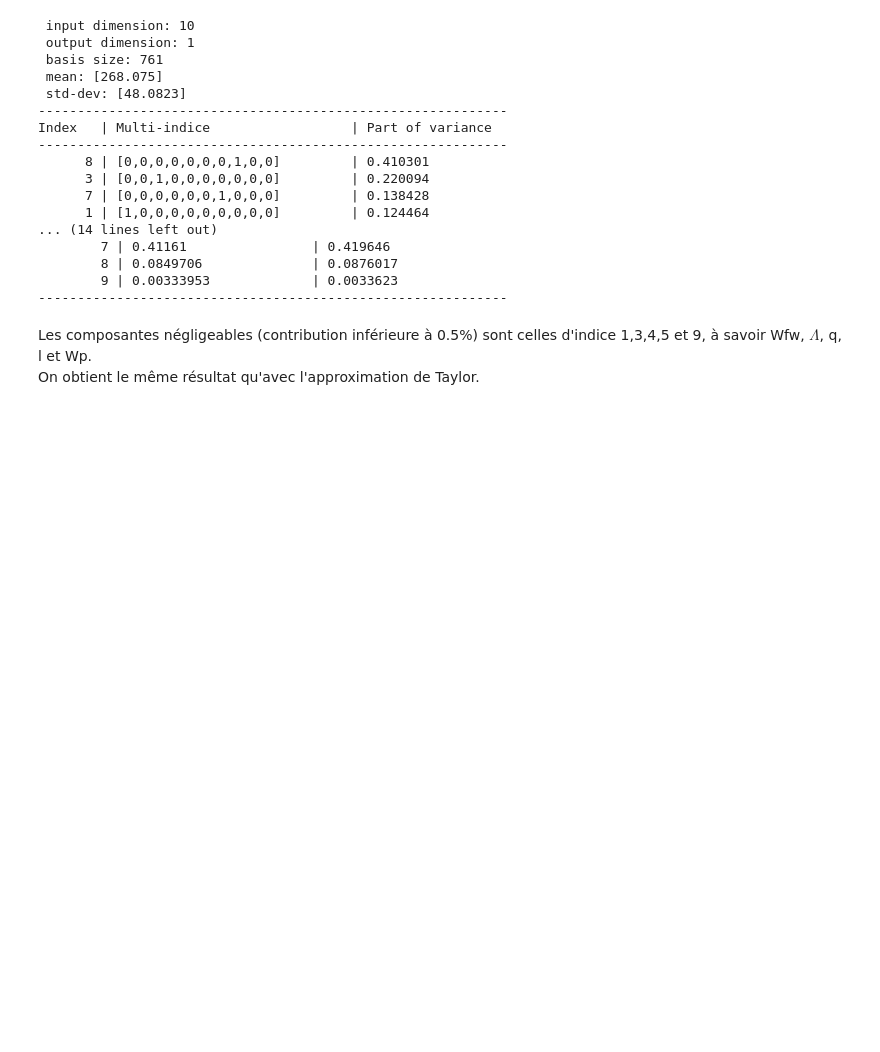
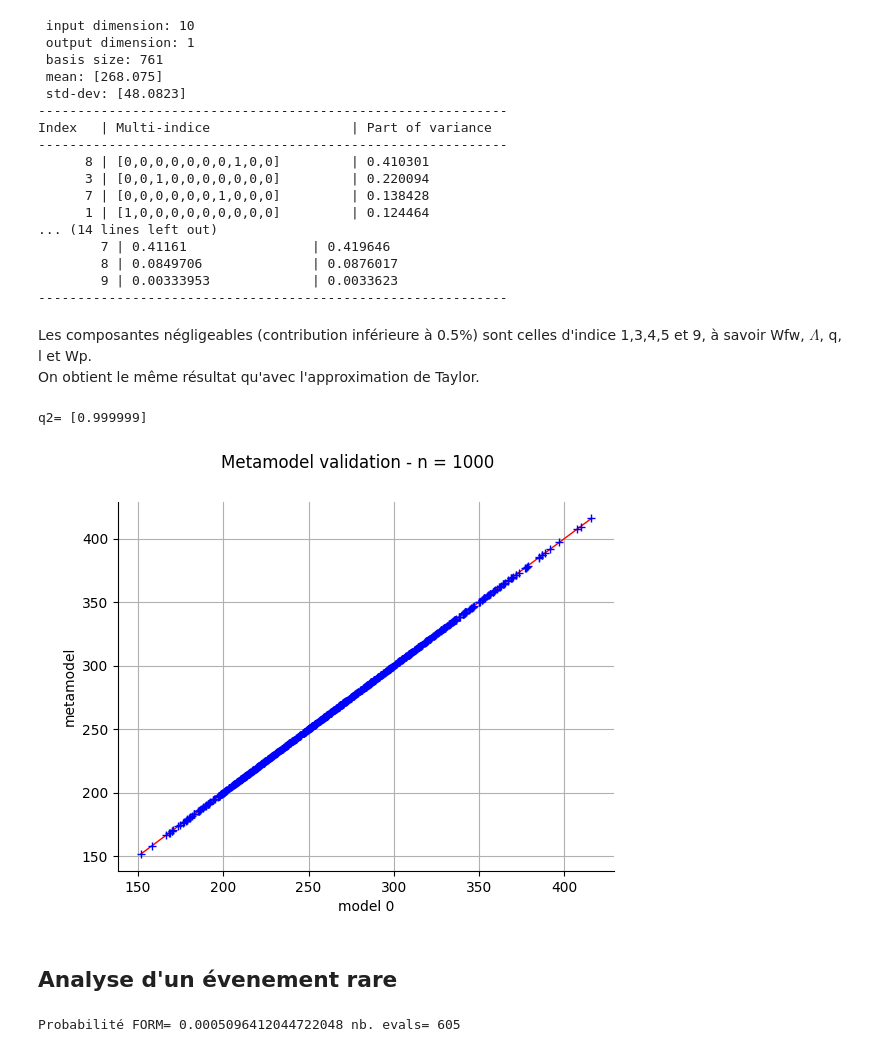
Before and after one commit to Gatienn/Projet_QI, a Jupyter notebook: projetQI.ipynb, the cells around one changed output. Cells and saved outputs as stored; diff of their text form; code cells hidden in the pictures; blank space fills up the shorter version.

```diff
--- a/projetQI.ipynb
+++ b/projetQI.ipynb
@@ -129,3 +130,37 @@ Index   | Multi-indice                  | Part of variance
 # %% [markdown]
 Les composantes négligeables (contribution inférieure à 0.5%) sont celles d'indice 1,3,4,5 et 9, à savoir Wfw, $\Lambda$, q, l et Wp.
 On obtient le même résultat qu'avec l'approximation de Taylor.
+# %%
+indices_negligeables = [1,3,4,5,9]
+indices_influents = [0,2,6,7,8]
+moyenne_entrees = np.array(moyenne_entrees)
+model_masse_reduit = ot.ParametricFunction(model_masse, indices_negligeables, moyenne_entrees[indices_negligeables])
+
+x_test_influent = x_test[:, indices_influents]
+# %%
+echantillon_sortie_reduit = model_masse_reduit(echantillon_entree[:,indices_influents])
+distribution_entrees_reduit = ot.ComposedDistribution([ot.Uniform(150,200), ot.Uniform(6,10), ot.Uniform(0.08,0.18), ot.Uniform(2.5,6), ot.Uniform(1700,2500)])
+algo = ot.FunctionalChaosAlgorithm(echantillon_entree[:,indices_influents], echantillon_sortie_reduit, distribution_entrees_reduit)
+
+algo.run()
+result = algo.getResult()
+N_approx = result.getMetaModel()
+validation = ot.MetaModelValidation(x_test_influent, model_masse_reduit(x_test_influent), N_approx)
+print("q2=", validation.computePredictivityFactor())
+validation.drawValidation()
+# %% [output]
+q2= [0.999999]
+[figure, added]
+# %% [markdown]
+## Analyse d'un évenement rare
+# %%
+Evenement = ot.ThresholdEvent(M, ot.GreaterOrEqual(), 460)
+form = ot.FORM(ot.SQP(), Evenement, X.getMean())
+nEval0 = model_masse.getCallsNumber()
+form.run()
+resultat_form = form.getResult()
+P_form = resultat_form.getEventProbability()
+nEval1 = model_masse.getCallsNumber()
+print("Probabilité FORM=", P_form, "nb. evals=", nEval1 - nEval0)
+# %% [output]
+Probabilité FORM= 0.0005096412044722048 nb. evals= 605
```
Also changed, not shown: parts of 4 cells of this notebook.
